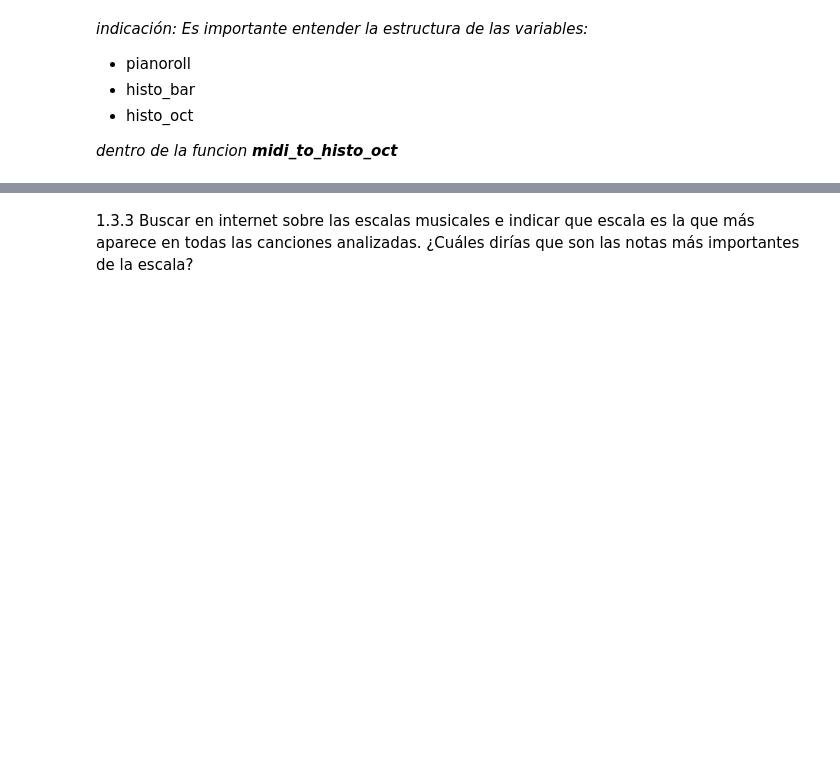
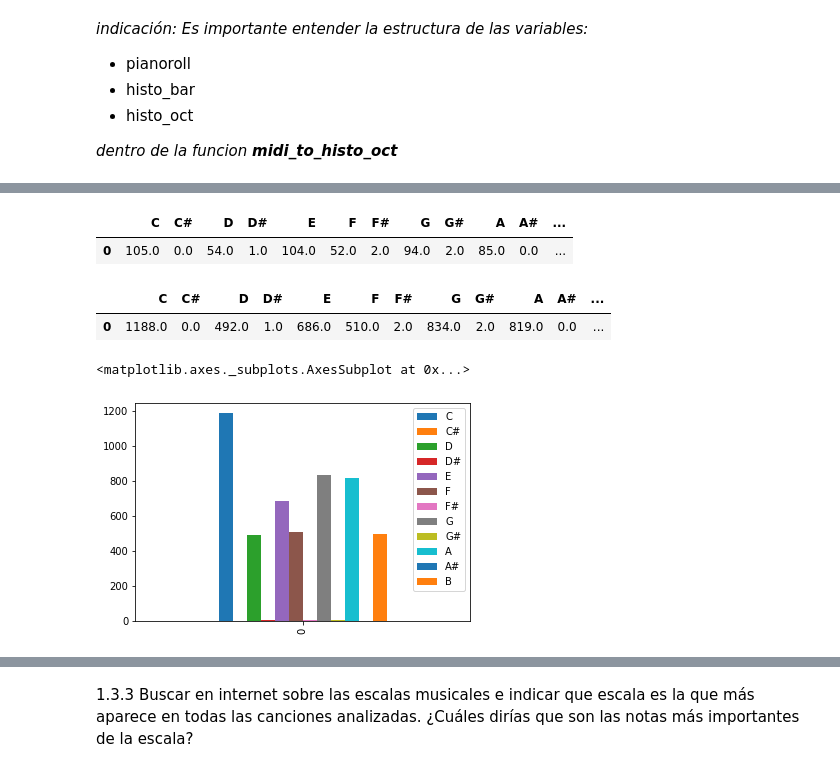
Before and after one commit to mtablado/uoc2022_deeplearning_pec3, a Jupyter notebook: 2021-2_M2.875_PEC3_Enunciado.ipynb, the cells around one changed output, grey strips where cells are left out. Drawn from its saved outputs; the diff is of its cells as text; code cells hidden in the pictures; blank space fills up the shorter version.

```diff
--- a/2021-2_M2.875_PEC3_Enunciado.ipynb
+++ b/2021-2_M2.875_PEC3_Enunciado.ipynb
@@ -230,0 +413,53 @@ def my_midi_to_histo_oct(...):
+# %%
+def pitches_to_ocurrences(oct):
+  return (oct > 0).astype(int)
+
+def get_occurrences_in_octave(histo_oct):
+  i = np.zeros(12)
+  for oct in range(histo_oct.shape[1]):
+    tmp = pitches_to_ocurrences(histo_oct[:,oct])
+    i = i + tmp
+  return i.reshape((1,12))
+
+def xxx(histo_bar):
+  occurrences_in_octaves = np.empty((1,12))
+  octaves = histo_bar.shape[0]
+  for octave in range(1, octaves):
+    histo_oct = mf.histo_bar_to_histo_oct(histo_bar, 12)
+    freq = get_occurrences_in_octave(histo_oct)
+    occurrences_in_octaves = np.append(occurrences_in_octaves, freq, axis=0)
+
+  print(occurrences_in_octaves.shape)
+  df = pd.DataFrame(occurrences_in_octaves, columns=notas_en_una_octava)
+  return df
+
+def one_octave(histo_bar):
+  octave = 12
+  histo_oct = mf.histo_bar_to_histo_oct(histo_bar, octave)
+  freq = get_occurrences_in_octave(histo_oct)
+  df = pd.DataFrame(freq, columns=notas_en_una_octava)
+  return df
+
+df = one_octave(histo_bar)
+df.head()
+# %% [output]
+|  | C | C# | D | D# | E | F | F# | G | G# | A | A# | ... |
+| 0 | 105.0 | 0.0 | 54.0 | 1.0 | 104.0 | 52.0 | 2.0 | 94.0 | 2.0 | 85.0 | 0.0 | ... |
+# %%
+def aggregate_occurrences(histo_oct):
+  n = np.zeros(12)
+  for i in range(0,12):
+    n[i] = np.sum(histo_oct[i])
+  return n
+
+freqs = aggregate_occurrences(histo_oct)
+df = pd.DataFrame(freqs.reshape(1,12), columns=notas_en_una_octava)
+df.head()
+# %% [output]
+|  | C | C# | D | D# | E | F | F# | G | G# | A | A# | ... |
+| 0 | 1188.0 | 0.0 | 492.0 | 1.0 | 686.0 | 510.0 | 2.0 | 834.0 | 2.0 | 819.0 | 0.0 | ... |
+# %%
+df.plot.bar()
+# %% [output]
+<matplotlib.axes._subplots.AxesSubplot at 0x...>
+[figure, added]
```
Also changed, not shown: parts of 19 cells of this notebook.
